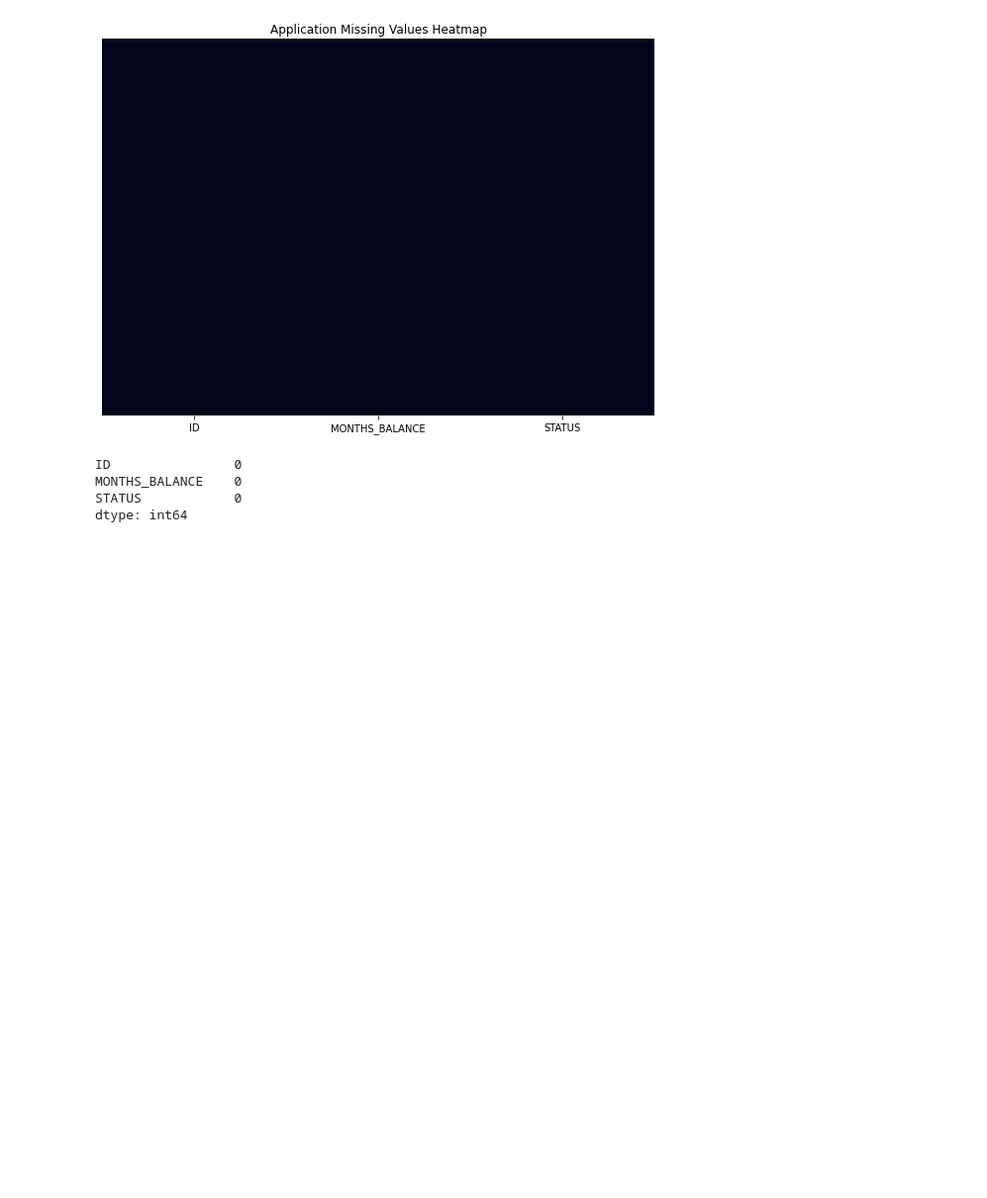
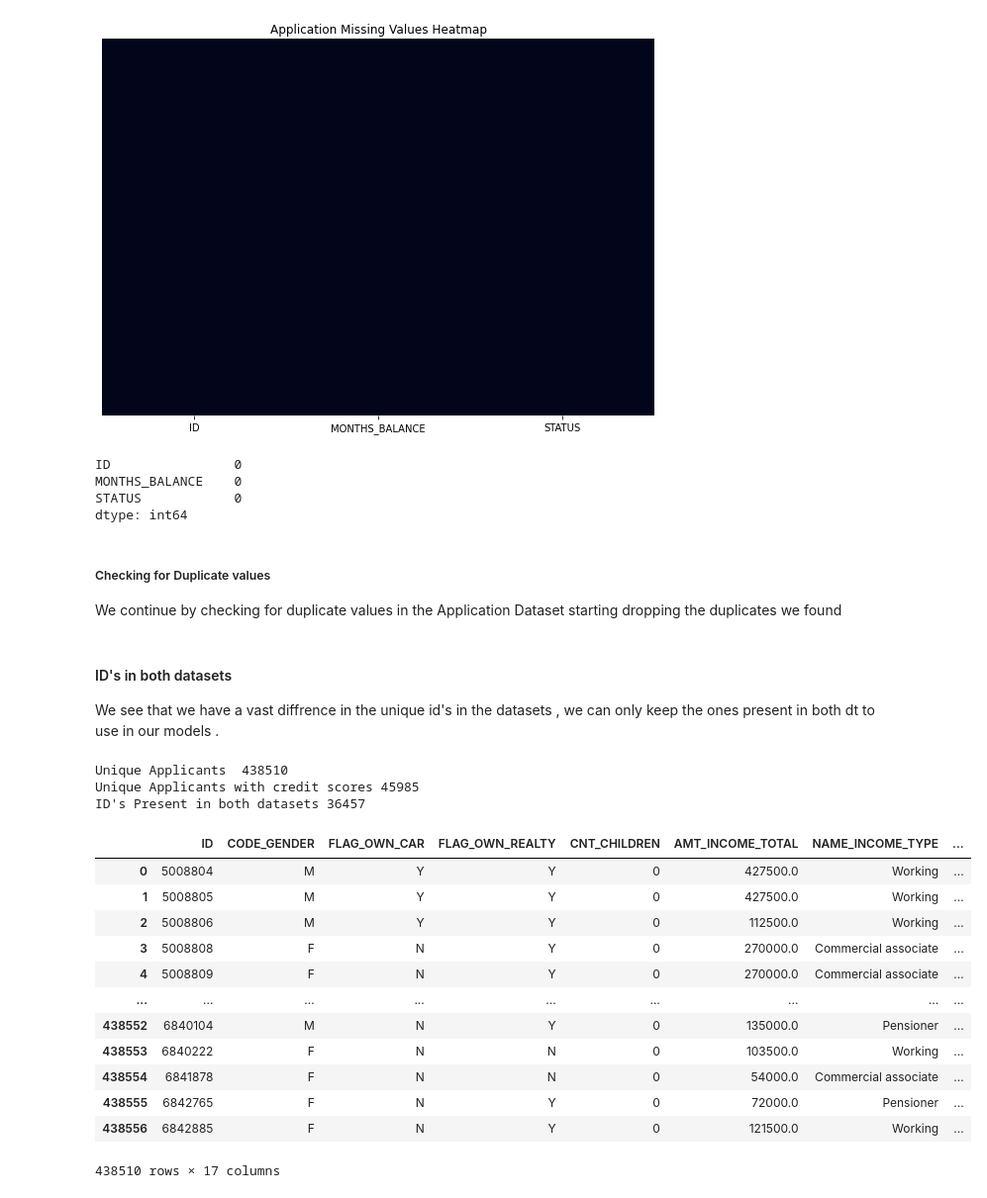
Before and after one commit to IliadisVictor/Credit-Card-Approval-Predictions, a Jupyter notebook: Notebook.ipynb, the cells around one changed output. Shown: that part at 99% size. Drawn from its saved outputs; the diff is of its cells as text; code cells hidden in the pictures; blank space fills up the shorter version.

```diff
--- a/Notebook.ipynb
+++ b/Notebook.ipynb
@@ -177,3 +177,36 @@ ID                0
 MONTHS_BALANCE    0
 STATUS            0
 dtype: int64
+# %% [markdown]
+##### Checking for Duplicate values
+
+We continue by checking for duplicate values in the Application Dataset starting  dropping the duplicates we found
+# %%
+ApplicationDF = ApplicationDF.drop_duplicates('ID', keep='last')
+# %% [markdown]
+#### ID's in both datasets
+We see that we have a vast diffrence in the unique id's in the datasets , we can only keep the ones present in both dt to use in our models .
+# %%
+print("Unique Applicants " , len(pd.unique(ApplicationDF['ID'])))
+print("Unique Applicants with credit scores" , len(pd.unique(CreditDF['ID'])))
+print("ID's Present in both datasets" , len(set(ApplicationDF['ID']).intersection(set(CreditDF['ID']))))
+# %% [output]
+Unique Applicants  438510
+Unique Applicants with credit scores 45985
+ID's Present in both datasets 36457
+# %%
+ApplicationDF[ApplicationDF['ID'].isin(ApplicationDF['ID'])]
+# %% [output]
+|  | ID | CODE_GENDER | FLAG_OWN_CAR | FLAG_OWN_REALTY | CNT_CHILDREN | AMT_INCOME_TOTAL | NAME_INCOME_TYPE | ... |
+| 0 | 5008804 | M | Y | Y | 0 | 427500.0 | Working | ... |
+| 1 | 5008805 | M | Y | Y | 0 | 427500.0 | Working | ... |
+| 2 | 5008806 | M | Y | Y | 0 | 112500.0 | Working | ... |
+| 3 | 5008808 | F | N | Y | 0 | 270000.0 | Commercial associate | ... |
+| 4 | 5008809 | F | N | Y | 0 | 270000.0 | Commercial associate | ... |
+| ... | ... | ... | ... | ... | ... | ... | ... | ... |
+| 438552 | 6840104 | M | N | Y | 0 | 135000.0 | Pensioner | ... |
+| 438553 | 6840222 | F | N | N | 0 | 103500.0 | Working | ... |
+| 438554 | 6841878 | F | N | N | 0 | 54000.0 | Commercial associate | ... |
+| 438555 | 6842765 | F | N | Y | 0 | 72000.0 | Pensioner | ... |
+| 438556 | 6842885 | F | N | Y | 0 | 121500.0 | Working | ... |
+438510 rows × 17 columns
```
